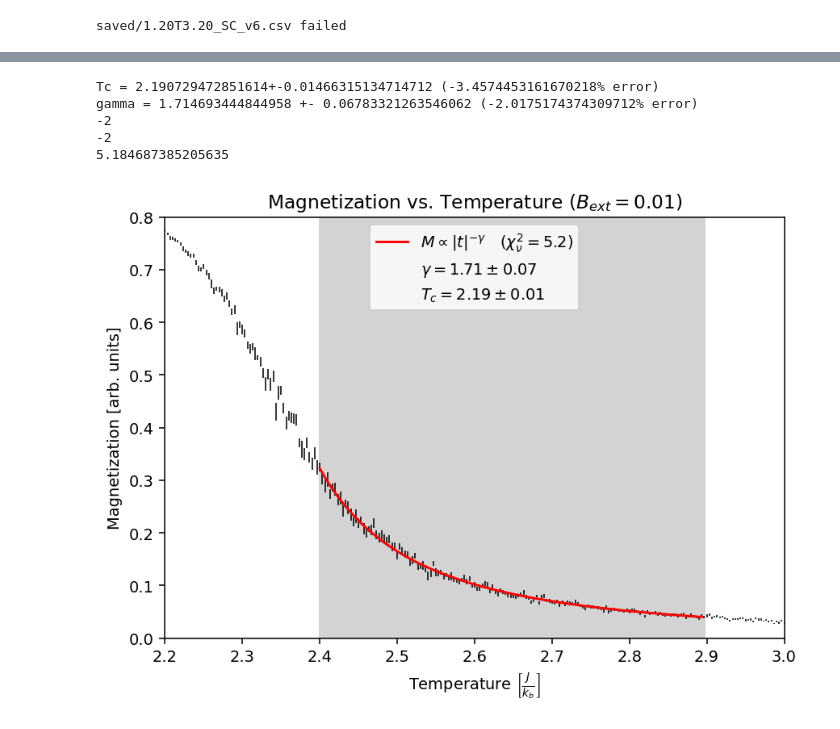
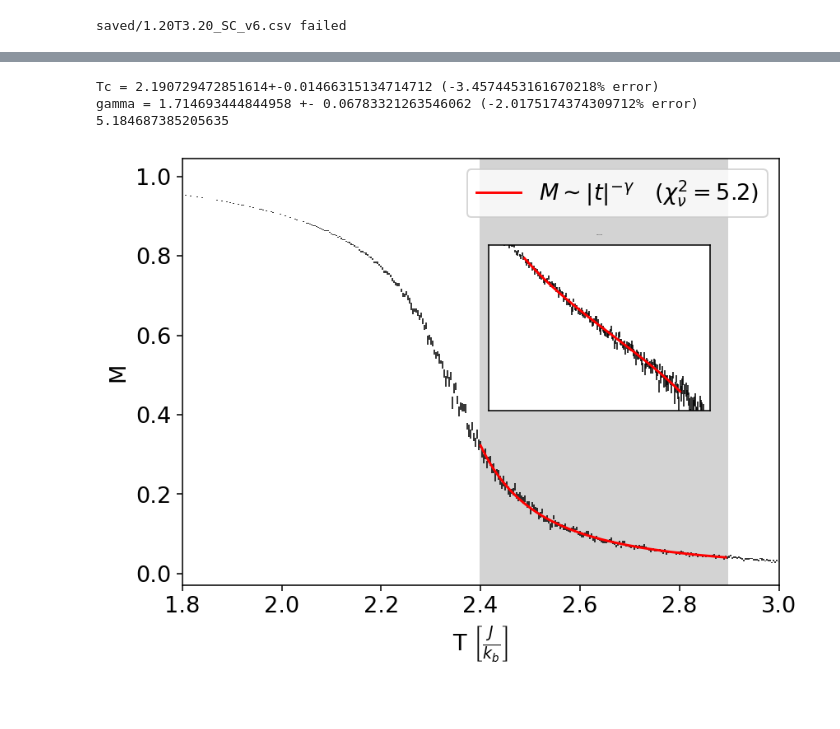
Before and after one commit to gfitez/ising, a Jupyter notebook: analyze2.ipynb, the cells around one changed output, grey strips where cells are left out. Cells and saved outputs as stored; diff of their text form; code cells hidden in the pictures; blank space fills up the shorter version.

```diff
--- a/analyze2.ipynb
+++ b/analyze2.ipynb
@@ -8,6 +8,9 @@ from scipy.optimize import curve_fit
 import matplotlib.patches as mpatches
 from scipy.special import ellipk
 from scipy.integrate import quad
+
+plt.rcParams.update({'font.size': 14})
+mpl.rcParams['figure.dpi'] = 800
 
 GRIDLENGTH=100
 
@@ -72,6 +75,15 @@ def CvTheory(temps, spacing):
   energies=E(temps)
   cv_array=np.gradient(energies, spacing)
   return cv_array
+
+def killAxis(ax3):
+  ax3.yaxis.set_major_formatter(mpl.ticker.NullFormatter())
+  ax3.yaxis.set_minor_formatter(mpl.ticker.NullFormatter())
+  ax3.xaxis.set_major_formatter(mpl.ticker.NullFormatter())
+  ax3.xaxis.set_minor_formatter(mpl.ticker.NullFormatter())
+  ax3.yaxis.set_major_locator(plt.NullLocator())
+  ax3.xaxis.set_major_locator(plt.NullLocator())
+  ax3.minorticks_off()
 # %% [output]
 saved/1.20T3.20_SC_v6.csv failed
 # %%
@@ -494,59 +626,72 @@ BSCErr = pd.concat(BSCs).groupby(level=0).std()/np.sqrt(len(BSCs))
 
 tMin = 2.40
 tMax=2.9
-plt.xlim(tMin-0.2, tMax+0.1)
-plt.axvspan(tMin,tMax-0.003, color="lightgray")
+fig, ax1 = plt.subplots()
+ax1.axvspan(tMin,tMax-0.003, color="lightgray")
 
 iMin = np.where(BEMMean["Temp"] > tMin)[0][0]
 iMax = np.where(BEMMean["Temp"] < tMax)[0][-1]
 
 
 
-plt.errorbar(BEMMean["Temp"],np.abs(BEMMean["M_mean"]),yerr=BEMErr["M_mean"],ls="", color="k", lw = 0.8)
+ax1.errorbar(BEMMean["Temp"],np.abs(BEMMean["M_mean"]),yerr=BEMErr["M_mean"],ls="", color="k", lw = 0.8)
 
 
 def func(t,Tc,gamma,a):
     return a*np.abs((t-Tc)/Tc)**-gamma
 
 popt,pcov =curve_fit(func,BEMMean["Temp"][iMin:iMax],np.abs(BEMMean["M_mean"][iMin:iMax]), maxfev=500000, p0=(2.01,4.5,1e5), sigma=BEMErr["M_mean"][iMin:iMax])
 #popt=(2,7/4,0.1,-0.0)
 rChiSq = calcRChiSq(EMMean["M_mean"][iMin:iMax], EMErr["M_mean"][iMin:iMax], func(EMMean["M_mean"][iMin:iMax],*popt), 3)
 
 
-plt.plot(BEMMean["Temp"][iMin:iMax],func(BEMMean["Temp"][iMin:iMax],*popt), color="red",label = f"$M \propto |t|^{{-\gamma}} \quad (\\chi_\\nu^2 = {round(rChiSq,1)})$")
+ax1.plot(BEMMean["Temp"][iMin:iMax],func(BEMMean["Temp"][iMin:iMax],*popt), color="red",label = f"$M \sim |t|^{{-\gamma}} \quad (\\chi_\\nu^2 = {round(rChiSq,1)})$")
 
 print(f"Tc = {popt[0]}+-{np.sqrt(pcov[0][0])} ({(popt[0]-trueTc)/trueTc*100}% error)")
 print(f"gamma = {popt[1]} +- {np.sqrt(pcov[1][1])} ({(popt[1]-7/4)/(7/4)*100}% error)")
 
 
 handles, labels = plt.gca().get_legend_handles_labels() # get existing handles and labels
 empty_patch = mpatches.Patch(color='none', label='') # create a patch with no color
 handles+=[empty_patch]*4  # add new patches and labels to list
 
 
-labels.append(f"$\\gamma= {formatErr(popt[1],np.sqrt(pcov[1][1]), exponent=False)}$")
-labels.append(f"$T_c= {formatErr(popt[0],np.sqrt(pcov[0][0]), exponent=False)}$")
+#labels.append(f"$\\gamma= {formatErr(popt[1],np.sqrt(pcov[1][1]), exponent=False)}$")
+#labels.append(f"$T_c= {formatErr(popt[0],np.sqrt(pcov[0][0]), exponent=False)}$")
+
+left, bottom, width, height = [0.55, 0.5, 0.3, 0.3]
+ax2 = fig.add_axes([left, bottom, width, height])
+
+c=-0.025
+ax2.errorbar(BEMMean["Temp"],np.abs(BEMMean["M_mean"])+c,yerr=BEMErr["M_mean"],ls="", color="k", lw = 0.8)
+ax2.plot(BEMMean["Temp"][iMin:iMax],func(BEMMean["Temp"][iMin:iMax],*popt)+c, color="red",label = f"$M \sim |t|^{{-\gamma}} \quad (\\chi_\\nu^2 = {round(rChiSq,1)})$")
+
+ax2.set_xscale("log")
+ax2.set_yscale("log")
+killAxis(ax2)
+ax2.set_xlim(2.3,3)
+ax2.set_ylim(0.01,0.4)
+ax2.set_title("Log-Log",size=0.8)
+
 
 
 print(rChiSq)
 
-plt.legend(handles,labels)
+ax1.legend(handles,labels)
 
-plt.ylim(0,0.8)
-plt.xlabel("Temperature $\\left[\\frac{J}{k_b}\\right]$")
-plt.ylabel("Magnetization [arb. units]")
-plt.title("Magnetization vs. Temperature ($B_{ext}=0.01$)")
+#ax1.set_ylim(0,0.8)
+ax1.set_xlim(1.8, 3)
+ax1.set_xlabel("T $\\left[\\frac{J}{k_b}\\right]$")
+ax1.set_ylabel("M")
 plt.tight_layout()
 plt.savefig("gamma2.png")
 #plt.xlim(2.7,2.9)
 #plt.ylim(0.0,0.1)
 # %% [output]
 Tc = 2.190729472851614+-0.01466315134714712 (-3.4574453161670218% error)
 gamma = 1.714693444844958 +- 0.06783321263546062 (-2.0175174374309712% error)
--2
--2
 5.184687385205635
-[figure, old version]
+[figure, new version]
 # %%
 #delta
 directory="BVaried"
```
Also changed, not shown: parts of 7 cells of this notebook, 8 other files.
